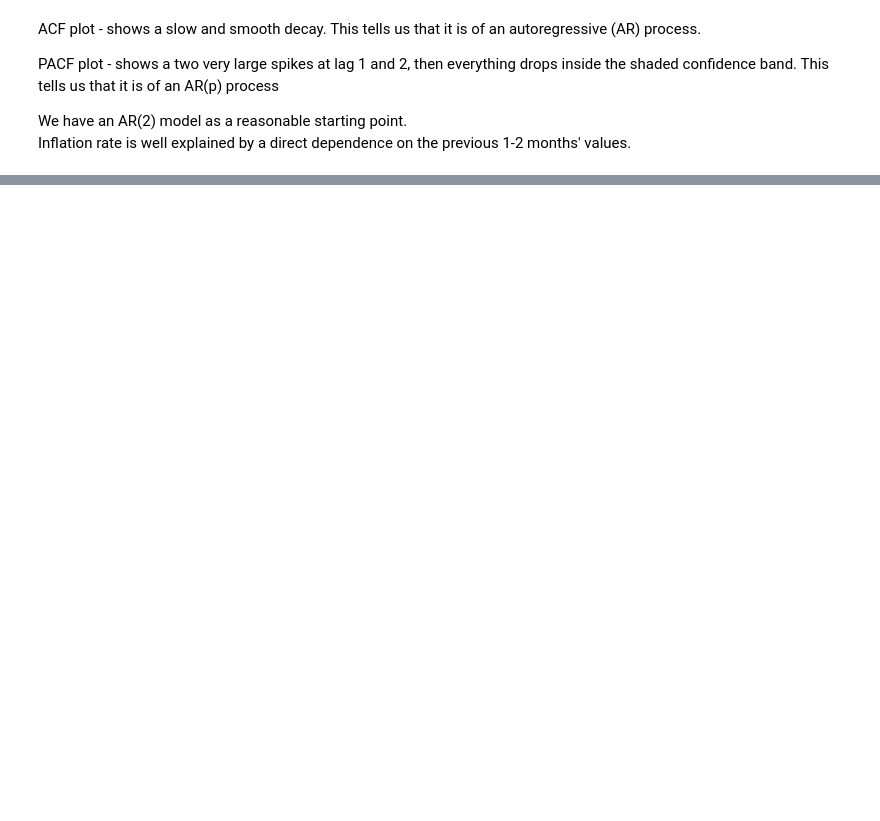
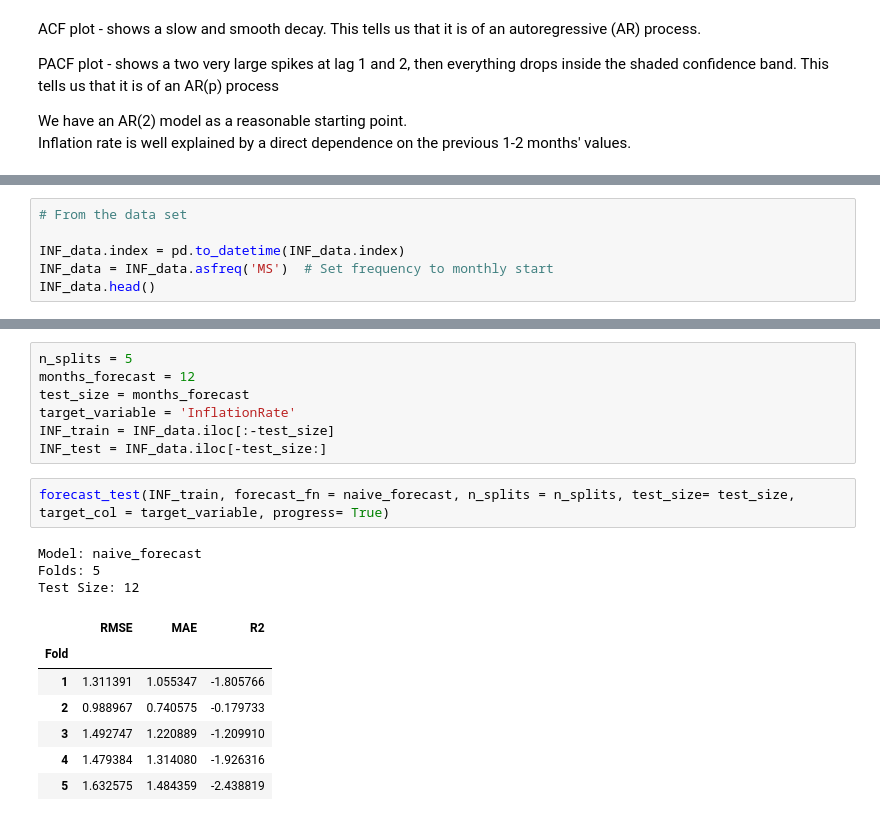
Before and after one commit to USERc137/Inflation-Forecast-Regression, a Jupyter notebook: inf_forecast.ipynb, the cells around one changed output, grey strips where cells are left out. Cells and saved outputs as stored; diff of their text form; blank space fills up the shorter version.

```diff
--- a/inf_forecast.ipynb
+++ b/inf_forecast.ipynb
@@ -288,0 +298,6 @@ Inflation rate is well explained by a direct dependence on the previous 1-2 mont
+# %%
+# From the data set
+
+INF_data.index = pd.to_datetime(INF_data.index)
+INF_data = INF_data.asfreq('MS')  # Set frequency to monthly start
+INF_data.head()
@@ -288,0 +312,20 @@ Inflation rate is well explained by a direct dependence on the previous 1-2 mont
+# %%
+n_splits = 5
+months_forecast = 12
+test_size = months_forecast
+target_variable = 'InflationRate'
+INF_train = INF_data.iloc[:-test_size]
+INF_test = INF_data.iloc[-test_size:]
+# %%
+forecast_test(INF_train, forecast_fn = naive_forecast, n_splits = n_splits, test_size= test_size, target_col = target_variable, progress= True)
+# %% [output]
+Model: naive_forecast
+Folds: 5
+Test Size: 12
+|  | RMSE | MAE | R2 |
+| Fold |  |  |  |
+| 1 | 1.311391 | 1.055347 | -1.805766 |
+| 2 | 0.988967 | 0.740575 | -0.179733 |
+| 3 | 1.492747 | 1.220889 | -1.209910 |
+| 4 | 1.479384 | 1.314080 | -1.926316 |
+| 5 | 1.632575 | 1.484359 | -2.438819 |
```
Also changed, not shown: parts of 18 cells of this notebook, 3 other files.
